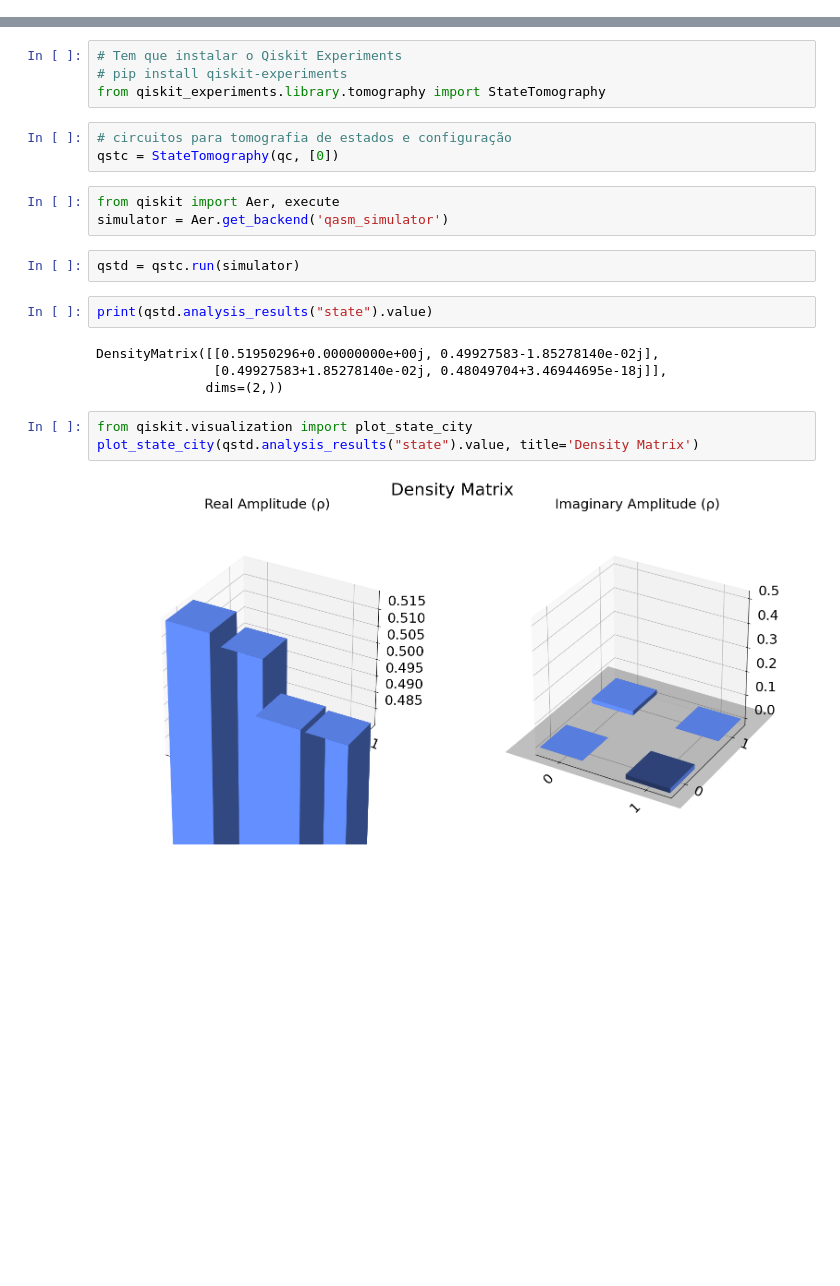
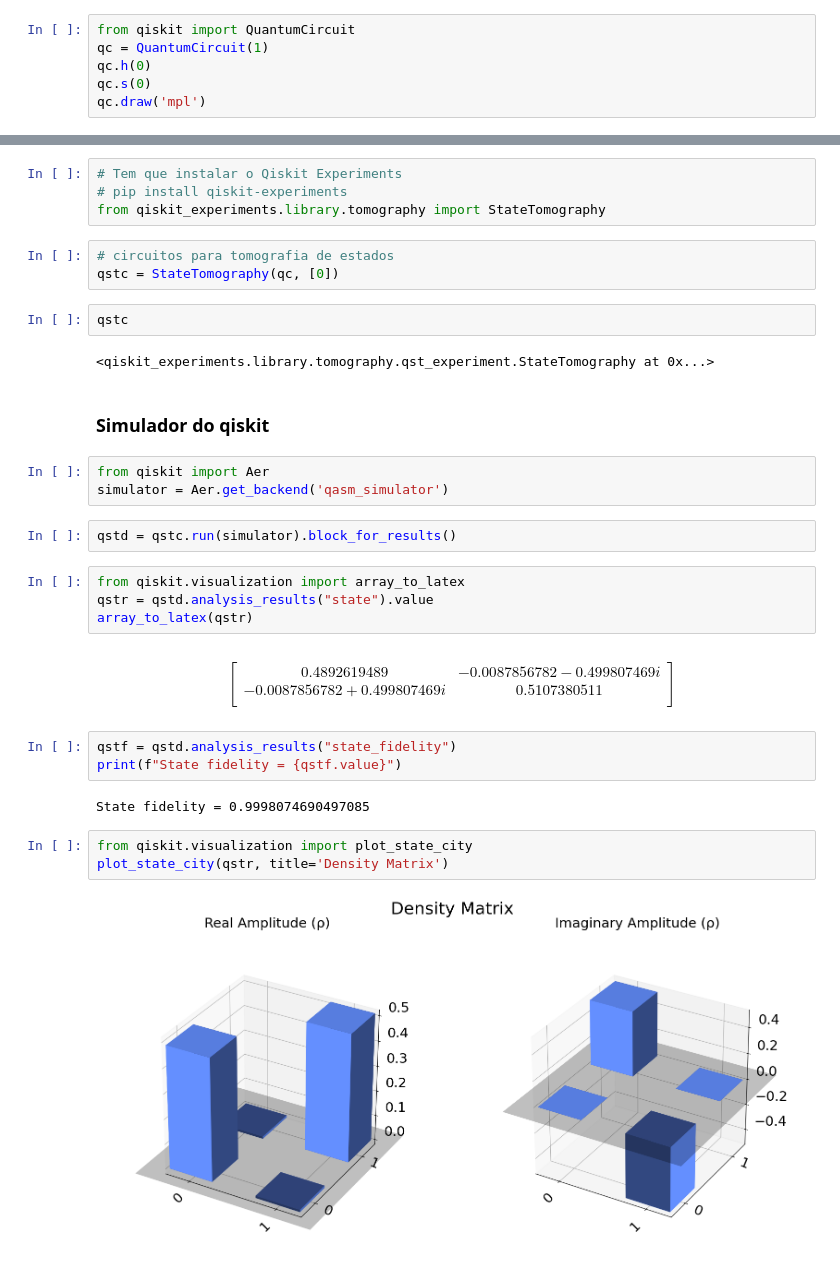
Before and after one commit to jonasmaziero/Projeto_CNPq_AWS_2023, a Jupyter notebook: teste2.ipynb, the cells around one changed output, grey strips where cells are left out. Saved outputs shown, nothing was run; the diff lists cells and outputs as text; blank space fills up the shorter version.

```diff
--- a/teste2.ipynb
+++ b/teste2.ipynb
@@ -30,0 +33,6 @@ plot_histogram(task.result().get_counts())
+# %%
+from qiskit import QuantumCircuit
+qc = QuantumCircuit(1)
+qc.h(0)
+qc.s(0)
+qc.draw('mpl')
@@ -33,21 +43,37 @@ plot_histogram(task.result().get_counts())
 # pip install qiskit-experiments
 from qiskit_experiments.library.tomography import StateTomography
 # %%
-# circuitos para tomografia de estados e configuração
+# circuitos para tomografia de estados
 qstc = StateTomography(qc, [0])
+# %%
+qstc
+# %% [output]
+<qiskit_experiments.library.tomography.qst_experiment.StateTomography at 0x...>
+# %% [markdown]
+### Simulador do qiskit
 # %%
-from qiskit import Aer, execute
+from qiskit import Aer
 simulator = Aer.get_backend('qasm_simulator')
 # %%
-qstd = qstc.run(simulator)
+qstd = qstc.run(simulator).block_for_results()
 # %%
-print(qstd.analysis_results("state").value)
+from qiskit.visualization import array_to_latex
+qstr = qstd.analysis_results("state").value
+array_to_latex(qstr)
 # %% [output]
-DensityMatrix([[0.51950296+0.00000000e+00j, 0.49927583-1.85278140e-02j],
-               [0.49927583+1.85278140e-02j, 0.48049704+3.46944695e-18j]],
-              dims=(2,))
+$$
+\begin{bmatrix}
+0.4892619489 & -0.0087856782 - 0.499807469 i  \\
+ -0.0087856782 + 0.499807469 i & 0.5107380511  \\
+ \end{bmatrix}
+$$
+# %%
+qstf = qstd.analysis_results("state_fidelity")
+print(f"State fidelity = {qstf.value}")
+# %% [output]
+State fidelity = 0.9998074690497085
 # %%
 from qiskit.visualization import plot_state_city
-plot_state_city(qstd.analysis_results("state").value, title='Density Matrix')
+plot_state_city(qstr, title='Density Matrix')
 # %% [output]
-[figure, old version]
+[figure, new version]
```
Also changed, not shown: parts of 7 cells of this notebook.
